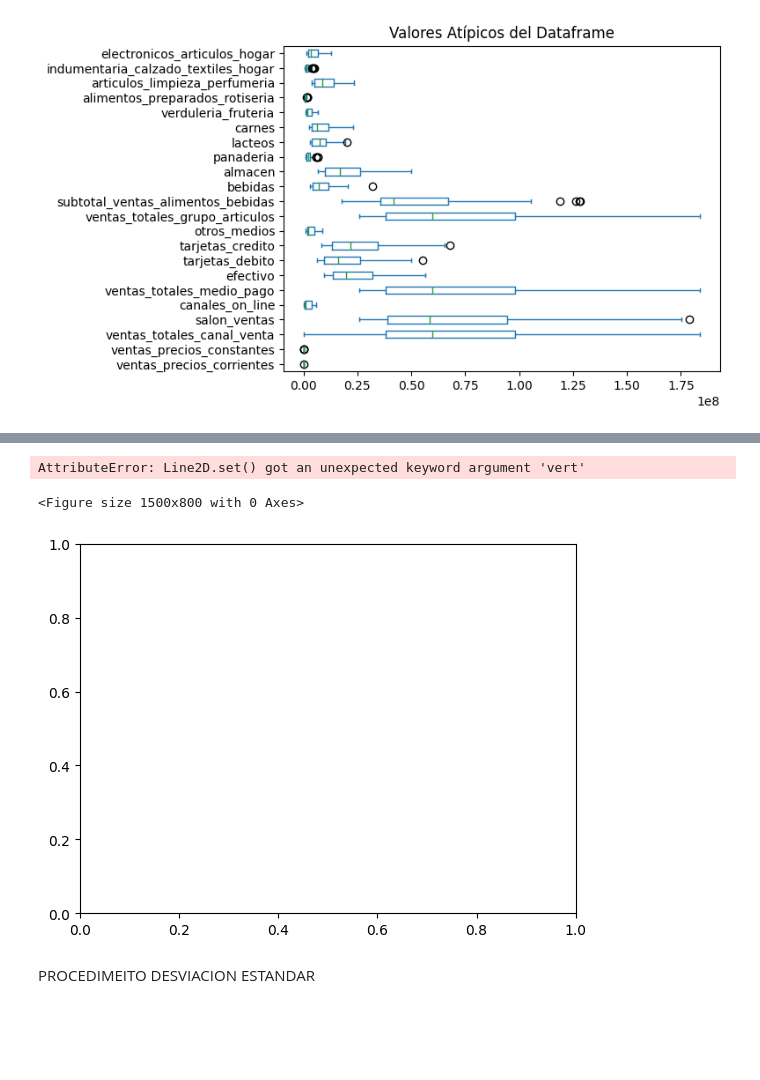
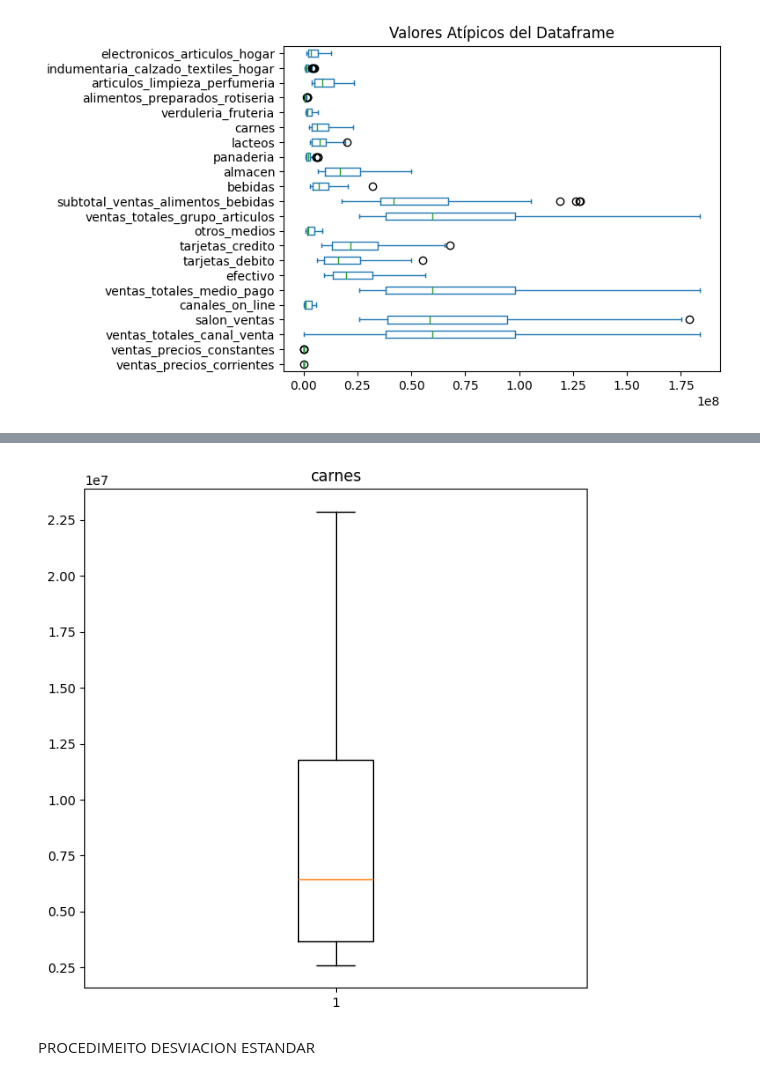
Before and after one commit to juanFFlorezM/Extraccion_de_datos, a Jupyter notebook: valores_atipicos.ipynb, the cells around one changed output, grey strips where cells are left out. Saved outputs shown, nothing was run; the diff lists cells and outputs as text; code cells hidden in the pictures; blank space fills up the shorter version.

```diff
--- a/valores_atipicos.ipynb
+++ b/valores_atipicos.ipynb
@@ -122,14 +144,12 @@ plt.show()
 # %%
 #se genera un codigo para dibujar un grafico de cajas y bigotes
-#de la DF cuantitativas
-fig=plt.figure(figsize=(15,8))
-cuantitativas.plot(carnes,vert=False)
-plt.title('Valores Atípicos del Dataframe')
+#solamente de la variable "carnes" presente en la DF cuantitativas
+fig=plt.figure(figsize=(7,7))
+plt.boxplot(cuantitativas["carnes"])
+plt.title("carnes")
 plt.show()
 # %% [output]
-AttributeError: Line2D.set() got an unexpected keyword argument 'vert'
-<Figure size 1500x800 with 0 Axes>
-[figure, old version]
+[figure, new version]
 # %% [markdown]
 PROCEDIMEITO DESVIACION ESTANDAR
 # %%
```
Also changed, not shown: parts of 11 cells of this notebook.
